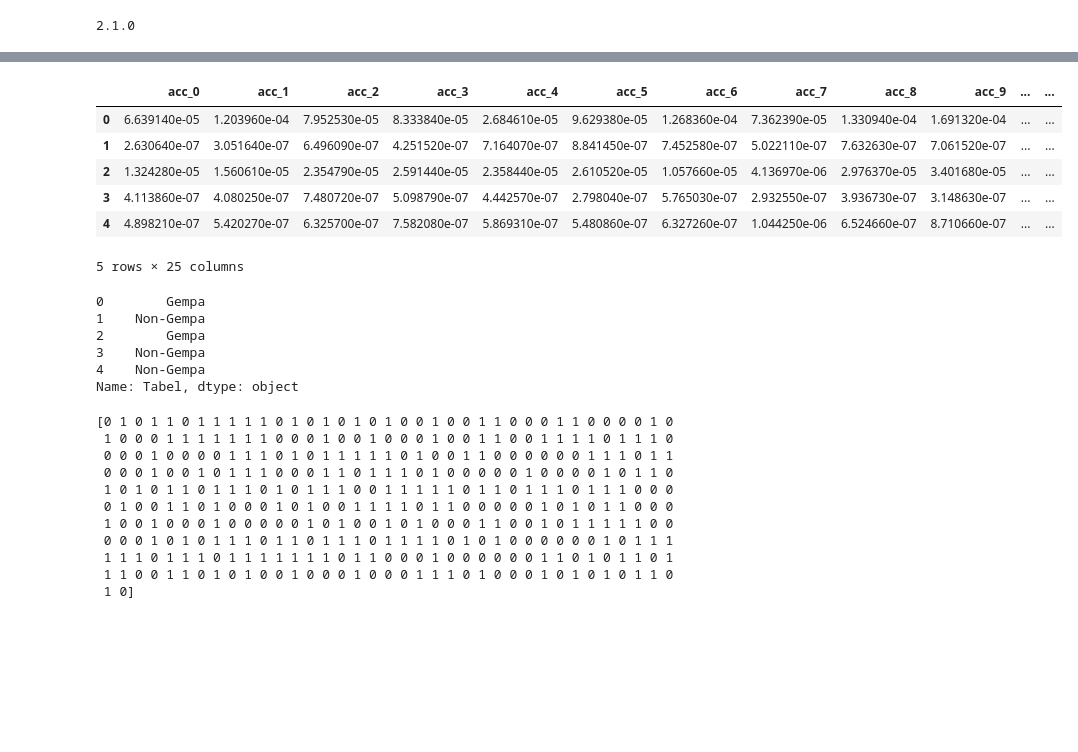
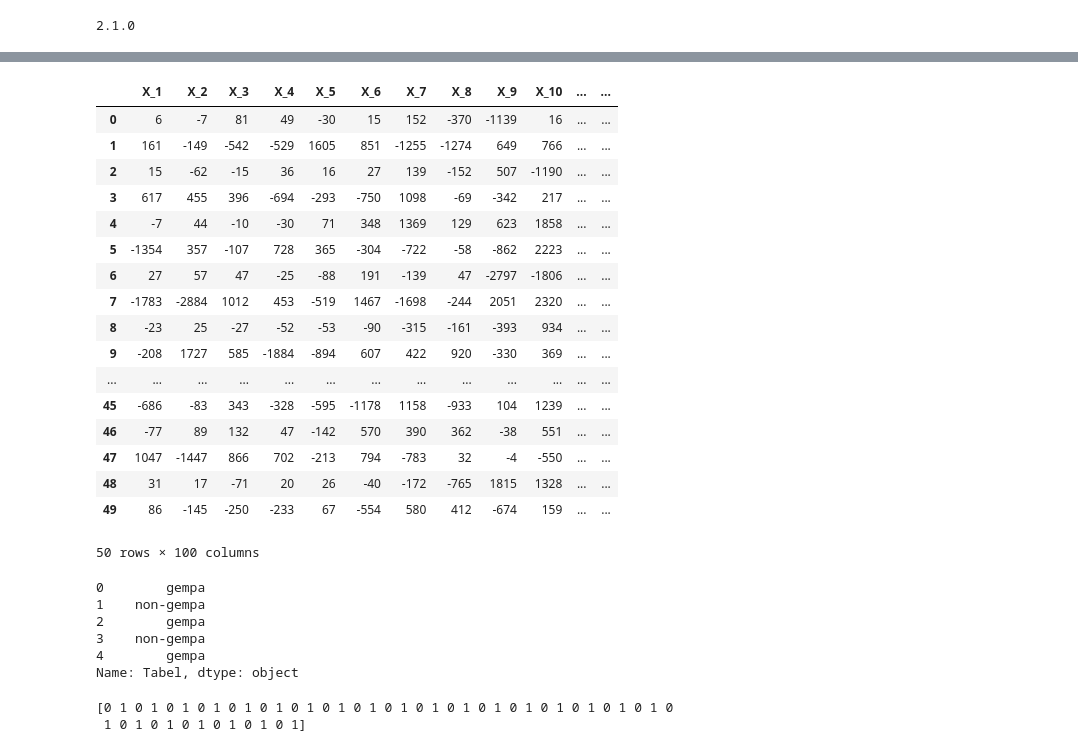
Before and after one commit to jefrnm/contoh, a Jupyter notebook: ANN&TENSOR.ipynb, the cells around one changed output, grey strips where cells are left out. Drawn from its saved outputs; the diff is of its cells as text; code cells hidden in the pictures; blank space fills up the shorter version.

```diff
--- a/ANN&TENSOR.ipynb
+++ b/ANN&TENSOR.ipynb
@@ -37,6 +37,6 @@ print(tf.__version__)
 # %% [output]
 2.1.0
 # %%
-dataset = pd.read_csv('ACC25.csv')
-dataset.head()
+dataset = pd.read_csv('coba baru final 2.csv')
+dataset.head(82)
 # %% [output]
@@ -50,23 +61,34 @@ dataset.head()
 # %%
 x = dataset.drop(labels=['No','Tabel'], axis = 1)
-x.head()
+x.head(80)
 # %% [output]
-|  | acc_0 | acc_1 | acc_2 | acc_3 | acc_4 | acc_5 | acc_6 | acc_7 | acc_8 | acc_9 | ... | ... |
-| 0 | 6.639140e-05 | 1.203960e-04 | 7.952530e-05 | 8.333840e-05 | 2.684610e-05 | 9.629380e-05 | 1.268360e-04 | 7.362390e-05 | 1.330940e-04 | 1.691320e-04 | ... | ... |
-| 1 | 2.630640e-07 | 3.051640e-07 | 6.496090e-07 | 4.251520e-07 | 7.164070e-07 | 8.841450e-07 | 7.452580e-07 | 5.022110e-07 | 7.632630e-07 | 7.061520e-07 | ... | ... |
-| 2 | 1.324280e-05 | 1.560610e-05 | 2.354790e-05 | 2.591440e-05 | 2.358440e-05 | 2.610520e-05 | 1.057660e-05 | 4.136970e-06 | 2.976370e-05 | 3.401680e-05 | ... | ... |
-| 3 | 4.113860e-07 | 4.080250e-07 | 7.480720e-07 | 5.098790e-07 | 4.442570e-07 | 2.798040e-07 | 5.765030e-07 | 2.932550e-07 | 3.936730e-07 | 3.148630e-07 | ... | ... |
-| 4 | 4.898210e-07 | 5.420270e-07 | 6.325700e-07 | 7.582080e-07 | 5.869310e-07 | 5.480860e-07 | 6.327260e-07 | 1.044250e-06 | 6.524660e-07 | 8.710660e-07 | ... | ... |
+|  | X_1 | X_2 | X_3 | X_4 | X_5 | X_6 | X_7 | X_8 | X_9 | X_10 | ... | ... |
+| 0 | 6 | -7 | 81 | 49 | -30 | 15 | 152 | -370 | -1139 | 16 | ... | ... |
+| 1 | 161 | -149 | -542 | -529 | 1605 | 851 | -1255 | -1274 | 649 | 766 | ... | ... |
+| 2 | 15 | -62 | -15 | 36 | 16 | 27 | 139 | -152 | 507 | -1190 | ... | ... |
+| 3 | 617 | 455 | 396 | -694 | -293 | -750 | 1098 | -69 | -342 | 217 | ... | ... |
+| 4 | -7 | 44 | -10 | -30 | 71 | 348 | 1369 | 129 | 623 | 1858 | ... | ... |
+| 5 | -1354 | 357 | -107 | 728 | 365 | -304 | -722 | -58 | -862 | 2223 | ... | ... |
+| 6 | 27 | 57 | 47 | -25 | -88 | 191 | -139 | 47 | -2797 | -1806 | ... | ... |
+| 7 | -1783 | -2884 | 1012 | 453 | -519 | 1467 | -1698 | -244 | 2051 | 2320 | ... | ... |
+| 8 | -23 | 25 | -27 | -52 | -53 | -90 | -315 | -161 | -393 | 934 | ... | ... |
+| 9 | -208 | 1727 | 585 | -1884 | -894 | 607 | 422 | 920 | -330 | 369 | ... | ... |
+| ... | ... | ... | ... | ... | ... | ... | ... | ... | ... | ... | ... | ... |
+| 45 | -686 | -83 | 343 | -328 | -595 | -1178 | 1158 | -933 | 104 | 1239 | ... | ... |
+| 46 | -77 | 89 | 132 | 47 | -142 | 570 | 390 | 362 | -38 | 551 | ... | ... |
+| 47 | 1047 | -1447 | 866 | 702 | -213 | 794 | -783 | 32 | -4 | -550 | ... | ... |
+| 48 | 31 | 17 | -71 | 20 | 26 | -40 | -172 | -765 | 1815 | 1328 | ... | ... |
+| 49 | 86 | -145 | -250 | -233 | 67 | -554 | 580 | 412 | -674 | 159 | ... | ... |
-5 rows × 25 columns
+50 rows × 100 columns
 # %%
 y = dataset['Tabel']
 y.head()
 # %% [output]
-0        Gempa
-1    Non-Gempa
-2        Gempa
-3    Non-Gempa
-4    Non-Gempa
+0        gempa
+1    non-gempa
+2        gempa
+3    non-gempa
+4        gempa
 Name: Tabel, dtype: object
 # %%
 from sklearn.preprocessing import LabelEncoder
@@ -74,14 +96,5 @@ le = LabelEncoder()
 y = le.fit_transform(y)
 print(y)
 # %% [output]
-[0 1 0 1 1 0 1 1 1 1 1 0 1 0 1 0 1 0 1 0 0 1 0 0 1 1 0 0 0 1 1 0 0 0 0 1 0
- 1 0 0 0 1 1 1 1 1 1 1 0 0 0 1 0 0 1 0 0 0 1 0 0 1 1 0 0 1 1 1 1 0 1 1 1 0
- 0 0 0 1 0 0 0 0 1 1 1 0 1 0 1 1 1 1 1 0 1 0 0 1 1 0 0 0 0 0 0 1 1 1 0 1 1
- 0 0 0 1 0 0 1 0 1 1 1 0 0 0 1 1 0 1 1 1 0 1 0 0 0 0 0 1 0 0 0 0 1 0 1 1 0
- 1 0 1 0 1 1 0 1 1 1 0 1 0 1 1 1 0 0 1 1 1 1 1 0 1 1 0 1 1 1 0 1 1 1 0 0 0
- 0 1 0 0 1 1 0 1 0 0 0 1 0 1 0 0 1 1 1 1 0 1 1 0 0 0 0 0 1 0 1 0 1 1 0 0 0
- 1 0 0 1 0 0 0 1 0 0 0 0 0 1 0 1 0 0 1 0 1 0 0 0 1 1 0 0 1 0 1 1 1 1 1 0 0
- 0 0 0 1 0 1 0 1 1 1 0 1 1 0 1 1 1 0 1 1 1 1 0 1 0 1 0 0 0 0 0 0 1 0 1 1 1
- 1 1 1 0 1 1 1 0 1 1 1 1 1 1 1 0 1 1 0 0 0 1 0 0 0 0 0 0 1 1 0 1 0 1 1 0 1
- 1 1 0 0 1 1 0 1 0 1 0 0 1 0 0 0 1 0 0 0 1 1 1 0 1 0 0 0 1 0 1 0 1 0 1 1 0
- 1 0]
+[0 1 0 1 0 1 0 1 0 1 0 1 0 1 0 1 0 1 0 1 0 1 0 1 0 1 0 1 0 1 0 1 0 1 0 1 0
+ 1 0 1 0 1 0 1 0 1 0 1 0 1]
```
Also changed, not shown: parts of 26 cells of this notebook.
